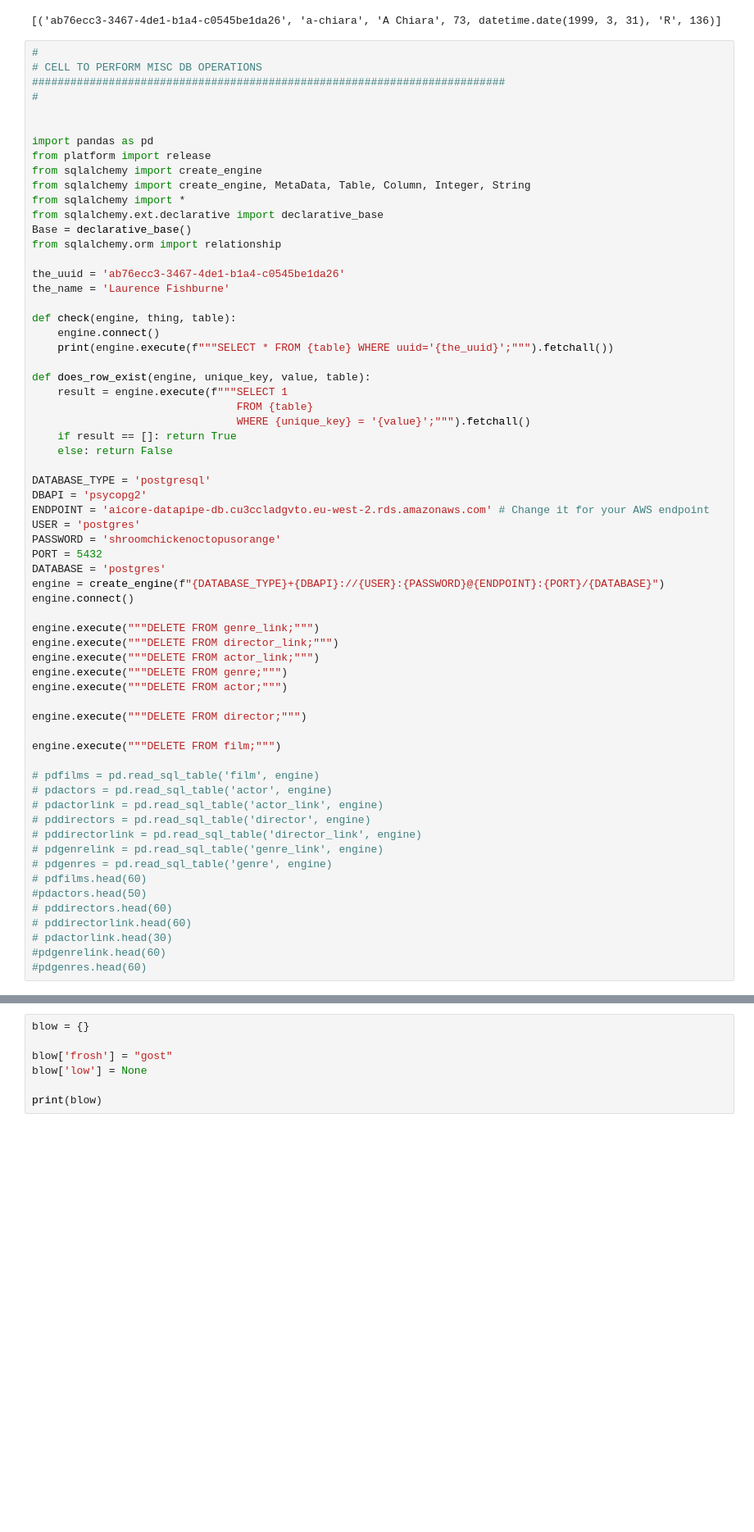
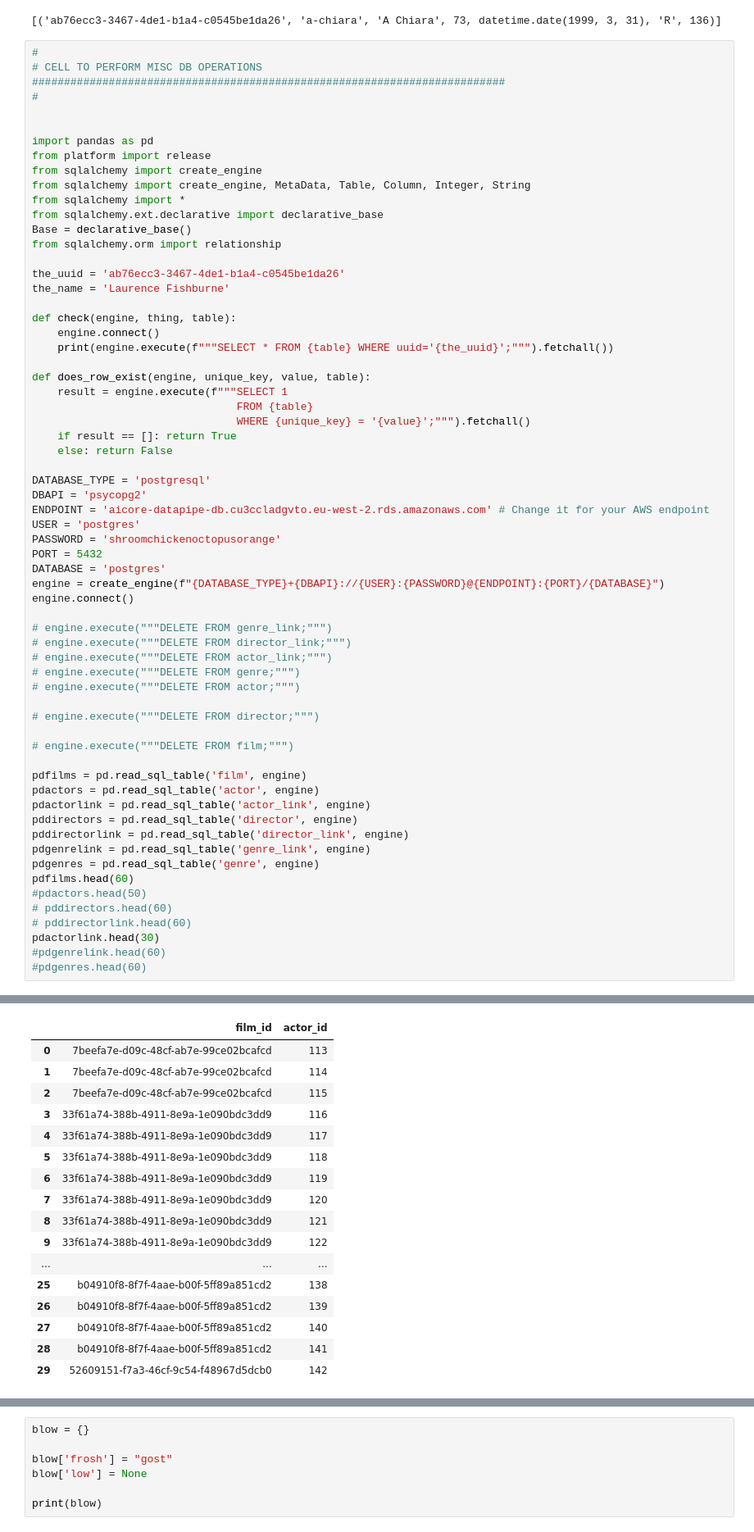
Before and after one commit to EWeb-b/aicore_data_collection_pipeline, a Jupyter notebook: notebook.ipynb, the cells around one changed output, grey strips where cells are left out. Shown at 82% size. Drawn from its saved outputs; the diff is of its cells as text; blank space fills up the shorter version.

```diff
--- a/notebook.ipynb
+++ b/notebook.ipynb
@@ -386,28 +386,28 @@ DATABASE = 'postgres'
 engine = create_engine(f"{DATABASE_TYPE}+{DBAPI}://{USER}:{PASSWORD}@{ENDPOINT}:{PORT}/{DATABASE}")
 engine.connect()
 
-engine.execute("""DELETE FROM genre_link;""")
-engine.execute("""DELETE FROM director_link;""")
-engine.execute("""DELETE FROM actor_link;""")
-engine.execute("""DELETE FROM genre;""")
-engine.execute("""DELETE FROM actor;""")
+# engine.execute("""DELETE FROM genre_link;""")
+# engine.execute("""DELETE FROM director_link;""")
+# engine.execute("""DELETE FROM actor_link;""")
+# engine.execute("""DELETE FROM genre;""")
+# engine.execute("""DELETE FROM actor;""")
 
-engine.execute("""DELETE FROM director;""")
+# engine.execute("""DELETE FROM director;""")
 
-engine.execute("""DELETE FROM film;""")
+# engine.execute("""DELETE FROM film;""")
 
-# pdfilms = pd.read_sql_table('film', engine)
-# pdactors = pd.read_sql_table('actor', engine)
-# pdactorlink = pd.read_sql_table('actor_link', engine)
-# pddirectors = pd.read_sql_table('director', engine)
-# pddirectorlink = pd.read_sql_table('director_link', engine)
-# pdgenrelink = pd.read_sql_table('genre_link', engine)
-# pdgenres = pd.read_sql_table('genre', engine)
-# pdfilms.head(60)
+pdfilms = pd.read_sql_table('film', engine)
+pdactors = pd.read_sql_table('actor', engine)
+pdactorlink = pd.read_sql_table('actor_link', engine)
+pddirectors = pd.read_sql_table('director', engine)
+pddirectorlink = pd.read_sql_table('director_link', engine)
+pdgenrelink = pd.read_sql_table('genre_link', engine)
+pdgenres = pd.read_sql_table('genre', engine)
+pdfilms.head(60)
 #pdactors.head(50)
 # pddirectors.head(60)
 # pddirectorlink.head(60)
-# pdactorlink.head(30)
+pdactorlink.head(30)
 #pdgenrelink.head(60)
 #pdgenres.head(60)
 # %% [output]
@@ -415,3 +414,20 @@ engine.execute("""DELETE FROM film;""")
+|  | film_id | actor_id |
+| 0 | 7beefa7e-d09c-48cf-ab7e-99ce02bcafcd | 113 |
+| 1 | 7beefa7e-d09c-48cf-ab7e-99ce02bcafcd | 114 |
+| 2 | 7beefa7e-d09c-48cf-ab7e-99ce02bcafcd | 115 |
+| 3 | 33f61a74-388b-4911-8e9a-1e090bdc3dd9 | 116 |
+| 4 | 33f61a74-388b-4911-8e9a-1e090bdc3dd9 | 117 |
+| 5 | 33f61a74-388b-4911-8e9a-1e090bdc3dd9 | 118 |
+| 6 | 33f61a74-388b-4911-8e9a-1e090bdc3dd9 | 119 |
+| 7 | 33f61a74-388b-4911-8e9a-1e090bdc3dd9 | 120 |
+| 8 | 33f61a74-388b-4911-8e9a-1e090bdc3dd9 | 121 |
+| 9 | 33f61a74-388b-4911-8e9a-1e090bdc3dd9 | 122 |
+| ... | ... | ... |
+| 25 | b04910f8-8f7f-4aae-b00f-5ff89a851cd2 | 138 |
+| 26 | b04910f8-8f7f-4aae-b00f-5ff89a851cd2 | 139 |
+| 27 | b04910f8-8f7f-4aae-b00f-5ff89a851cd2 | 140 |
+| 28 | b04910f8-8f7f-4aae-b00f-5ff89a851cd2 | 141 |
+| 29 | 52609151-f7a3-46cf-9c54-f48967d5dcb0 | 142 |
 # %%
 import pathlib
 import os
```
Also changed, not shown: parts of 2 cells of this notebook, 3 other files.
